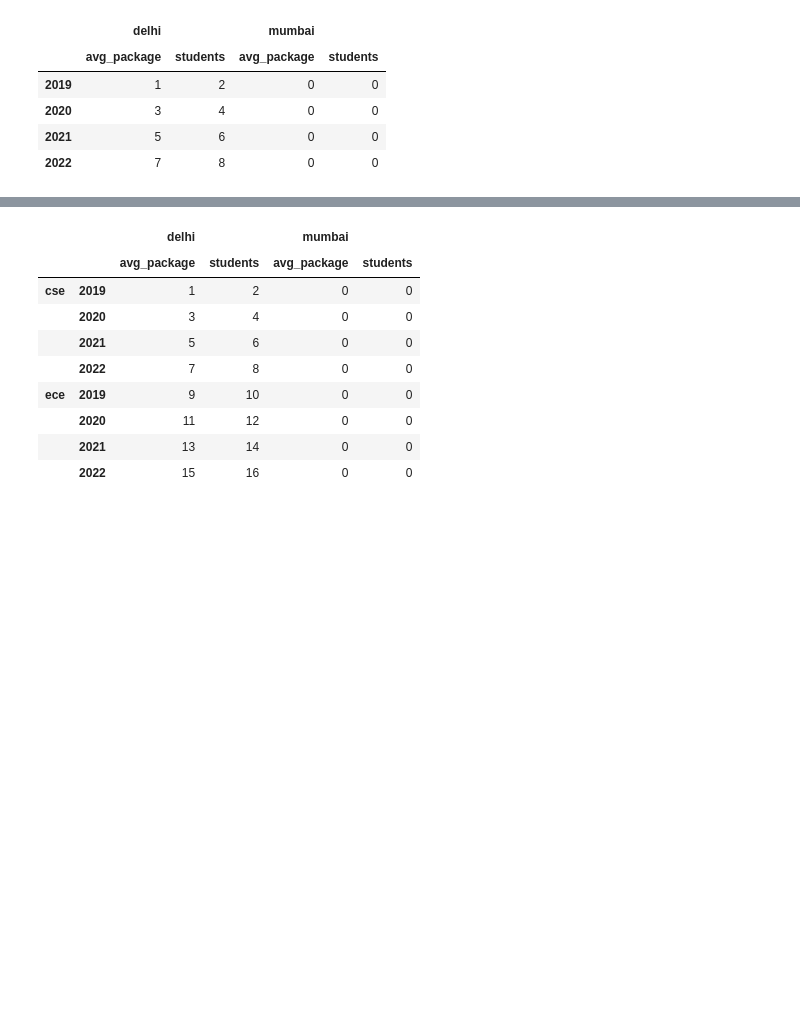
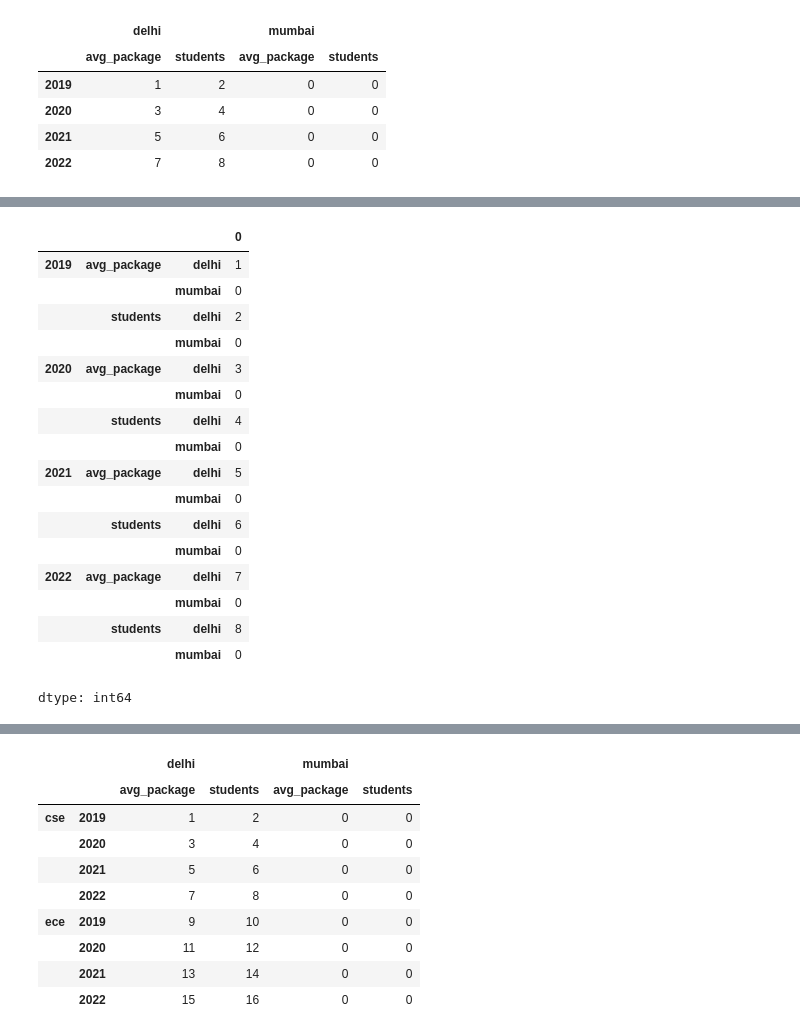
Before and after one commit to AhmadBinAbdulJabbar/campusx, a Jupyter notebook: session_21_multiindex_objects.ipynb, the cells around one changed output, grey strips where cells are left out. Saved outputs shown, nothing was run; the diff lists cells and outputs as text; code cells hidden in the pictures; blank space fills up the shorter version.

```diff
--- a/session_21_multiindex_objects.ipynb
+++ b/session_21_multiindex_objects.ipynb
@@ -173,0 +205,22 @@ Name: 2019, dtype: int64
+# %%
+branch_df2.stack().stack()
+branch_df2.unstack()
+# %% [output]
+|  |  |  | 0 |
+| 2019 | avg_package | delhi | 1 |
+|  |  | mumbai | 0 |
+|  | students | delhi | 2 |
+|  |  | mumbai | 0 |
+| 2020 | avg_package | delhi | 3 |
+|  |  | mumbai | 0 |
+|  | students | delhi | 4 |
+|  |  | mumbai | 0 |
+| 2021 | avg_package | delhi | 5 |
+|  |  | mumbai | 0 |
+|  | students | delhi | 6 |
+|  |  | mumbai | 0 |
+| 2022 | avg_package | delhi | 7 |
+|  |  | mumbai | 0 |
+|  | students | delhi | 8 |
+|  |  | mumbai | 0 |
+dtype: int64
```
Also changed, not shown: parts of 13 cells of this notebook.
